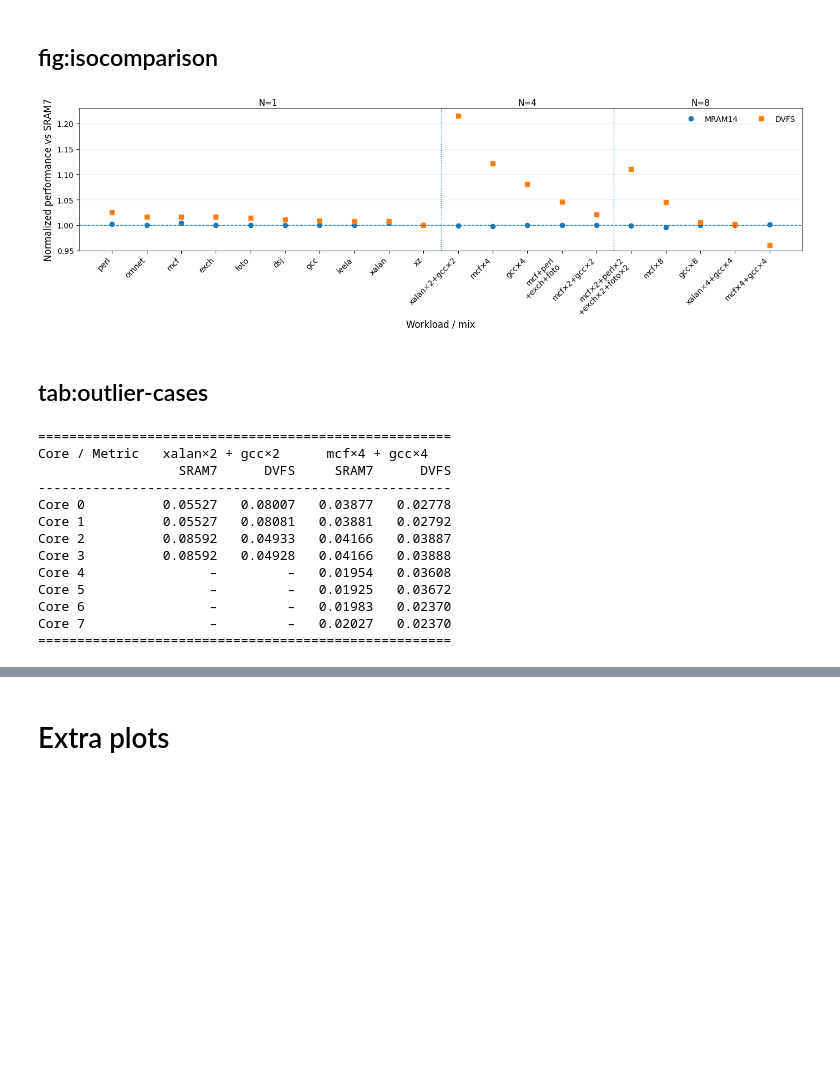
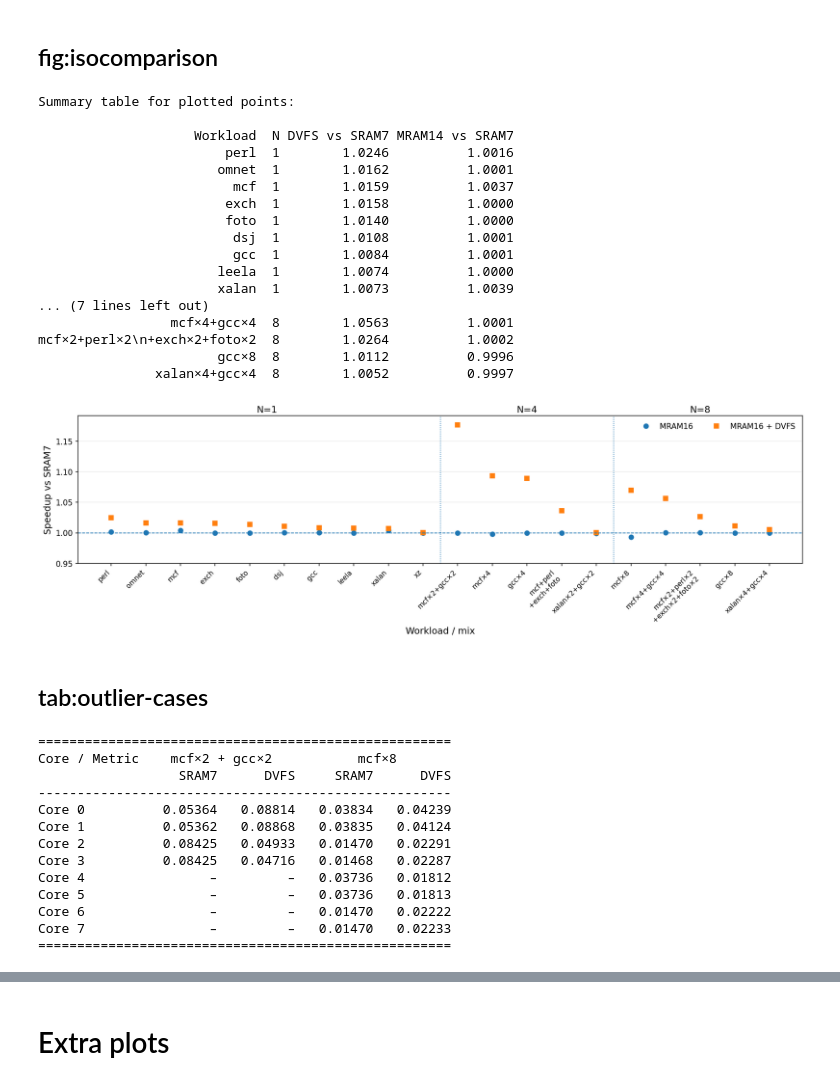
Before and after one commit to shinsakukataoka/mx3, a Jupyter notebook: notebooks/data_exploration.ipynb, the cells around one changed output, grey strips where cells are left out. Drawn from its saved outputs; the diff is of its cells as text; code cells hidden in the pictures; blank space fills up the shorter version.

```diff
--- a/notebooks/data_exploration.ipynb
+++ b/notebooks/data_exploration.ipynb
@@ -1108,7 +1226,7 @@ import re
 import csv
 import os
 
-CSV_PATH = os.path.expanduser("~/COSC_498/miniMXE/repro/agg/dvfs.csv")
+CSV_PATH = os.path.expanduser("~/COSC_498/miniMXE/repro/agg/selective_dvfs.csv")
 
 label_map = {
     ("500.perlbench_r", "n1"): "perl",
@@ -1202,6 +1320,18 @@ for n in [1, 4, 8]:
     boundaries.append(cursor - 0.5)
 
 plot_df = pd.concat(groups, ignore_index=True)
+summary_df = plot_df[["Label", "N", "DVFS_rel", "MRAM14_rel"]].copy()
+summary_df = summary_df.rename(columns={
+    "Label": "Workload",
+    "DVFS_rel": "DVFS vs SRAM7",
+    "MRAM14_rel": "MRAM14 vs SRAM7",
+})
+
+summary_df["DVFS vs SRAM7"] = summary_df["DVFS vs SRAM7"].map(lambda x: f"{x:.4f}")
+summary_df["MRAM14 vs SRAM7"] = summary_df["MRAM14 vs SRAM7"].map(lambda x: f"{x:.4f}")
+
+print("\nSummary table for plotted points:\n")
+print(summary_df.to_string(index=False))
 
 x = list(range(len(plot_df)))
 
@@ -1211,39 +1341,56 @@ ylim = (min(0.95, y_min - 0.01), y_max + 0.015)
 
 fig, ax = plt.subplots(figsize=(14, 4.5))
 
-ax.plot(x, plot_df["MRAM14_rel"], "o", label="MRAM14")
-ax.plot(x, plot_df["DVFS_rel"], "s", label="DVFS")
+ax.plot(x, plot_df["MRAM14_rel"], "o", label="MRAM16")
+ax.plot(x, plot_df["DVFS_rel"], "s", label="MRAM16 + DVFS")
 ax.axhline(1.0, linestyle="--", linewidth=1)
 
 # regime separators between N=1|4 and N=4|8
 for boundary in boundaries[:-1]:
     ax.axvline(boundary, linestyle=":", linewidth=1)
 
 ax.set_xticks(x)
 ax.set_xticklabels(plot_df["Label"], rotation=45, ha="right")
 ax.set_ylim(*ylim)
-ax.set_ylabel("Normalized performance vs SRAM7")
+ax.set_ylabel("Speedup vs SRAM7")
 ax.set_xlabel("Workload / mix")
 ax.grid(axis="y", alpha=0.25)
 ax.legend(frameon=False, ncol=2, loc="upper right")
 
 # optional regime labels above groups
 group_sizes = [len(g) for g in groups]
 starts = [0, group_sizes[0], group_sizes[0] + group_sizes[1]]
 centers = [
     starts[0] + (group_sizes[0] - 1) / 2,
     starts[1] + (group_sizes[1] - 1) / 2,
     starts[2] + (group_sizes[2] - 1) / 2,
 ]
 for center, label in zip(centers, ["N=1", "N=4", "N=8"]):
     ax.text(center, 1.01, label, transform=ax.get_xaxis_transform(),
             ha="center", va="bottom")
 
 plt.tight_layout()
 plt.savefig("workload_one_figure_grouped.png", dpi=240)
 plt.show()
 # %% [output]
+Summary table for plotted points:
+
+                    Workload  N DVFS vs SRAM7 MRAM14 vs SRAM7
+                        perl  1        1.0246          1.0016
+                       omnet  1        1.0162          1.0001
+                         mcf  1        1.0159          1.0037
+                        exch  1        1.0158          1.0000
+                        foto  1        1.0140          1.0000
+                         dsj  1        1.0108          1.0001
+                         gcc  1        1.0084          1.0001
+                       leela  1        1.0074          1.0000
+                       xalan  1        1.0073          1.0039
+... (7 lines left out)
+                 mcf×4+gcc×4  8        1.0563          1.0001
+mcf×2+perl×2\n+exch×2+foto×2  8        1.0264          1.0002
+                       gcc×8  8        1.0112          0.9996
+               xalan×4+gcc×4  8        1.0052          0.9997
-[figure, old version]
+[figure, new version]
 # %% [markdown]
 ## tab:outlier-cases
 # %%
@@ -1251,14 +1398,14 @@ plt.show()
 import csv
 import os
 
-CSV_PATH = os.path.expanduser("~/COSC_498/miniMXE/repro/agg/dvfs.csv")
+CSV_PATH = os.path.expanduser("~/COSC_498/miniMXE/repro/agg/selective_dvfs.csv")
+SIZE_MB=16
 
-LEFT_WORKLOAD  = "523.xalancbmk_r+523.xalancbmk_r+502.gcc_r+502.gcc_r"   # xalan×2 + gcc×2
-RIGHT_WORKLOAD = "505.mcf_r+505.mcf_r+505.mcf_r+505.mcf_r+502.gcc_r+502.gcc_r+502.gcc_r+502.gcc_r"  # mcf×4 + gcc×4
-SIZE_MB = 16
+LEFT_WORKLOAD  = "505.mcf_r+505.mcf_r+502.gcc_r+502.gcc_r"
+RIGHT_WORKLOAD = "505.mcf_r+505.mcf_r+505.mcf_r+505.mcf_r+505.mcf_r+505.mcf_r+505.mcf_r+505.mcf_r"
 
-LEFT_TITLE = "xalan×2 + gcc×2"
-RIGHT_TITLE = "mcf×4 + gcc×4"
+LEFT_TITLE = "mcf×2 + gcc×2"
+RIGHT_TITLE = "mcf×8"
 
 
 def parse_vec(s):
@@ -1342,15 +1489,15 @@ for i in range(nrows):
 print("=" * total_w)
 # %% [output]
 =====================================================
-Core / Metric   xalan×2 + gcc×2      mcf×4 + gcc×4
+Core / Metric    mcf×2 + gcc×2           mcf×8
                   SRAM7      DVFS     SRAM7      DVFS
 -----------------------------------------------------
-Core 0          0.05527   0.08007   0.03877   0.02778
-Core 1          0.05527   0.08081   0.03881   0.02792
-Core 2          0.08592   0.04933   0.04166   0.03887
-Core 3          0.08592   0.04928   0.04166   0.03888
-Core 4                –         –   0.01954   0.03608
-Core 5                –         –   0.01925   0.03672
-Core 6                –         –   0.01983   0.02370
-Core 7                –         –   0.02027   0.02370
+Core 0          0.05364   0.08814   0.03834   0.04239
+Core 1          0.05362   0.08868   0.03835   0.04124
+Core 2          0.08425   0.04933   0.01470   0.02291
+Core 3          0.08425   0.04716   0.01468   0.02287
+Core 4                –         –   0.03736   0.01812
+Core 5                –         –   0.03736   0.01813
+Core 6                –         –   0.01470   0.02222
+Core 7                –         –   0.01470   0.02233
 =====================================================
```
Also changed, not shown: parts of 23 cells of this notebook, 16 other files.
